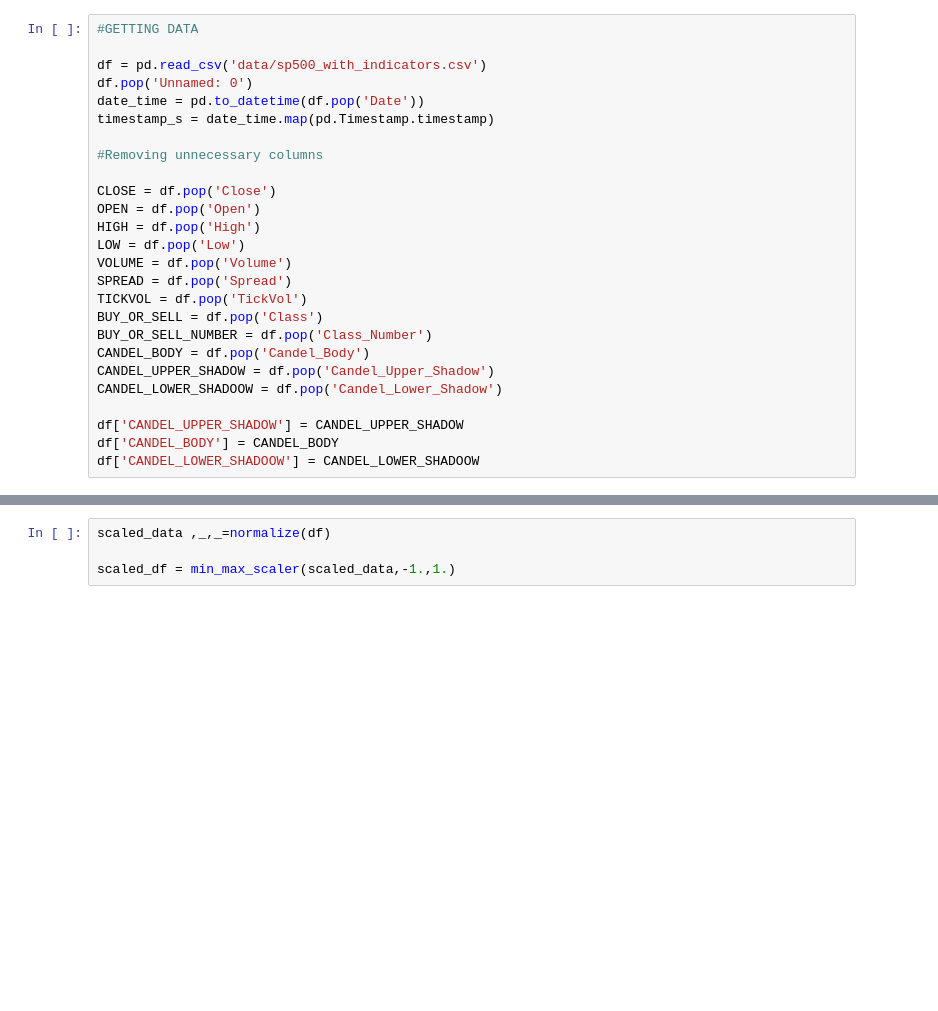
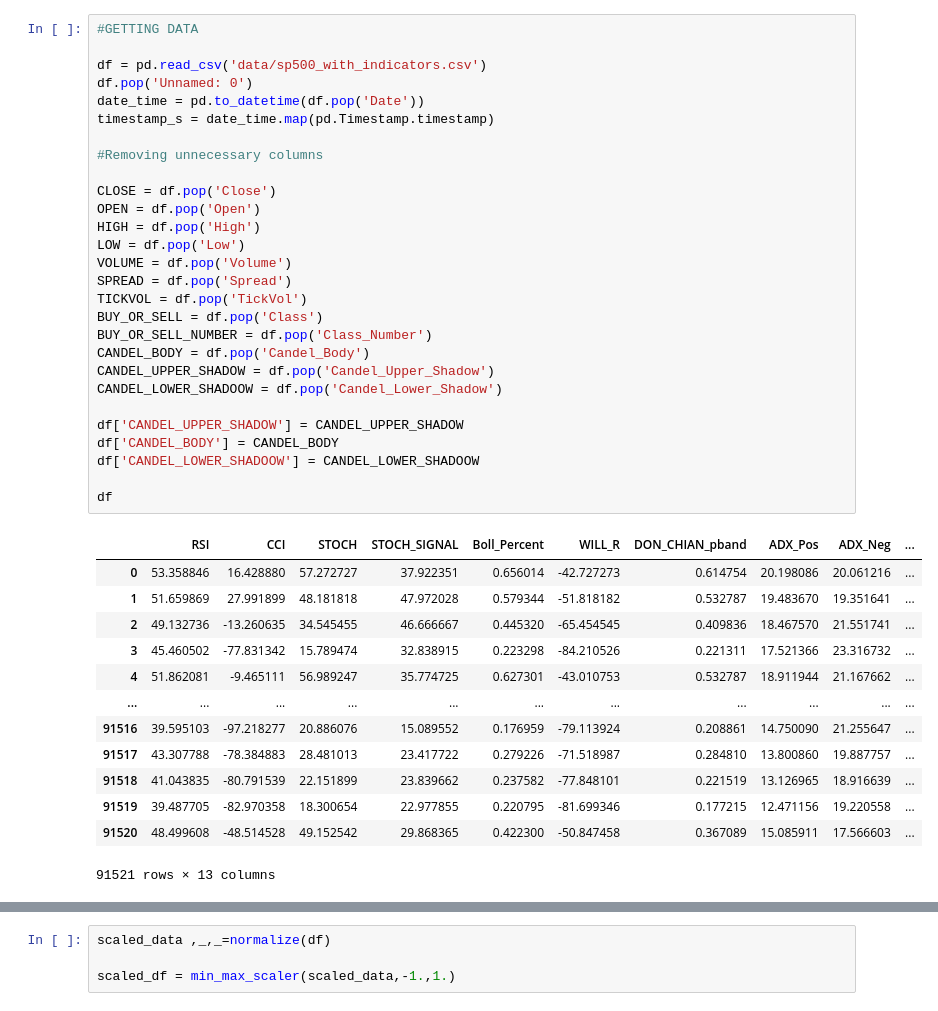
Before and after one commit to slickmorty/forex, a Jupyter notebook: five_min.ipynb, the cells around one changed output, grey strips where cells are left out. Cells and saved outputs as stored; diff of their text form; blank space fills up the shorter version.

```diff
--- a/five_min.ipynb
+++ b/five_min.ipynb
@@ -21,29 +22,45 @@ mpl.rcParams['axes.grid'] = False
 # %%
 #GETTING DATA
 
 df = pd.read_csv('data/sp500_with_indicators.csv')
 df.pop('Unnamed: 0')
 date_time = pd.to_datetime(df.pop('Date'))
 timestamp_s = date_time.map(pd.Timestamp.timestamp)
 
 #Removing unnecessary columns
 
 CLOSE = df.pop('Close')
 OPEN = df.pop('Open')
 HIGH = df.pop('High')
 LOW = df.pop('Low')
 VOLUME = df.pop('Volume')
 SPREAD = df.pop('Spread')
 TICKVOL = df.pop('TickVol')
 BUY_OR_SELL = df.pop('Class')
 BUY_OR_SELL_NUMBER = df.pop('Class_Number')
 CANDEL_BODY = df.pop('Candel_Body')
 CANDEL_UPPER_SHADOW = df.pop('Candel_Upper_Shadow')
 CANDEL_LOWER_SHADOOW = df.pop('Candel_Lower_Shadow')
 
 df['CANDEL_UPPER_SHADOW'] = CANDEL_UPPER_SHADOW
 df['CANDEL_BODY'] = CANDEL_BODY
 df['CANDEL_LOWER_SHADOOW'] = CANDEL_LOWER_SHADOOW
+
+df
+# %% [output]
+|  | RSI | CCI | STOCH | STOCH_SIGNAL | Boll_Percent | WILL_R | DON_CHIAN_pband | ADX_Pos | ADX_Neg | ... |
+| 0 | 53.358846 | 16.428880 | 57.272727 | 37.922351 | 0.656014 | -42.727273 | 0.614754 | 20.198086 | 20.061216 | ... |
+| 1 | 51.659869 | 27.991899 | 48.181818 | 47.972028 | 0.579344 | -51.818182 | 0.532787 | 19.483670 | 19.351641 | ... |
+| 2 | 49.132736 | -13.260635 | 34.545455 | 46.666667 | 0.445320 | -65.454545 | 0.409836 | 18.467570 | 21.551741 | ... |
+| 3 | 45.460502 | -77.831342 | 15.789474 | 32.838915 | 0.223298 | -84.210526 | 0.221311 | 17.521366 | 23.316732 | ... |
+| 4 | 51.862081 | -9.465111 | 56.989247 | 35.774725 | 0.627301 | -43.010753 | 0.532787 | 18.911944 | 21.167662 | ... |
+| ... | ... | ... | ... | ... | ... | ... | ... | ... | ... | ... |
+| 91516 | 39.595103 | -97.218277 | 20.886076 | 15.089552 | 0.176959 | -79.113924 | 0.208861 | 14.750090 | 21.255647 | ... |
+| 91517 | 43.307788 | -78.384883 | 28.481013 | 23.417722 | 0.279226 | -71.518987 | 0.284810 | 13.800860 | 19.887757 | ... |
+| 91518 | 41.043835 | -80.791539 | 22.151899 | 23.839662 | 0.237582 | -77.848101 | 0.221519 | 13.126965 | 18.916639 | ... |
+| 91519 | 39.487705 | -82.970358 | 18.300654 | 22.977855 | 0.220795 | -81.699346 | 0.177215 | 12.471156 | 19.220558 | ... |
+| 91520 | 48.499608 | -48.514528 | 49.152542 | 29.868365 | 0.422300 | -50.847458 | 0.367089 | 15.085911 | 17.566603 | ... |
+91521 rows × 13 columns
 # %%
 #DATA PROCESSING CLASS
 
```
Also changed, not shown: parts of 17 cells of this notebook, 3 other files.
